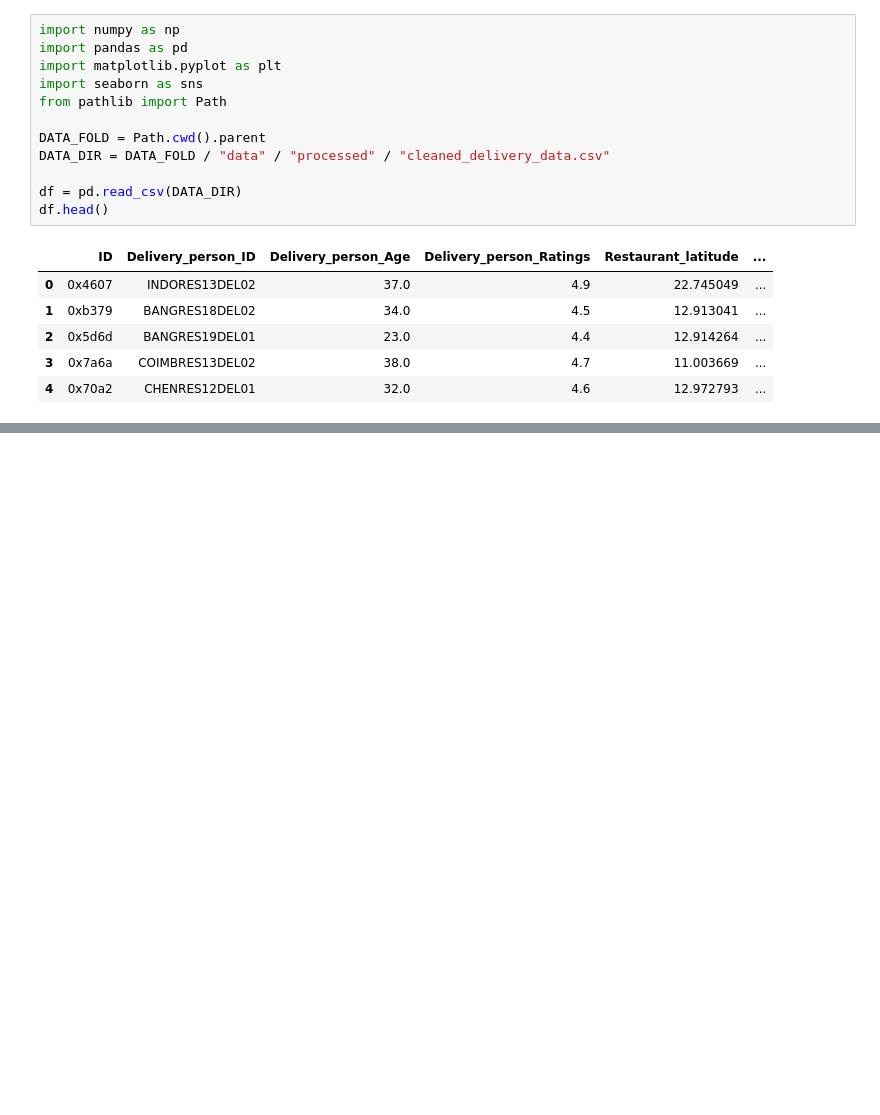
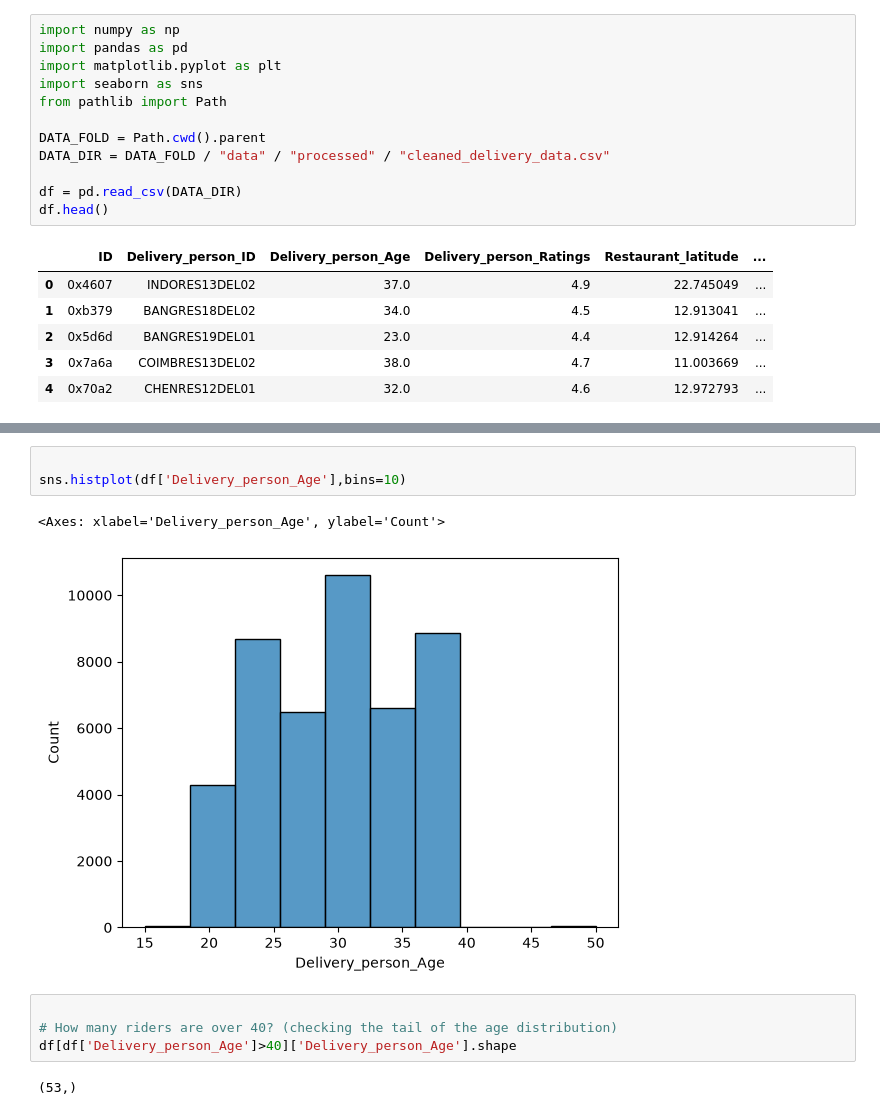
Before and after one commit to imshekhuu/delivery-time-prediction, a Jupyter notebook: notebook/eda_expriment.ipynb, the cells around one changed output, grey strips where cells are left out. Cells and saved outputs as stored; diff of their text form; blank space fills up the shorter version.

```diff
--- a/notebook/eda_expriment.ipynb
+++ b/notebook/eda_expriment.ipynb
@@ -19,0 +75,12 @@ df.head()
+# %%
+
+sns.histplot(df['Delivery_person_Age'],bins=10)
+# %% [output]
+<Axes: xlabel='Delivery_person_Age', ylabel='Count'>
+[figure, added]
+# %%
+
+# How many riders are over 40? (checking the tail of the age distribution)
+df[df['Delivery_person_Age']>40]['Delivery_person_Age'].shape
+# %% [output]
+(53,)
```
Also changed, not shown: parts of 36 cells of this notebook, 3 other files.
